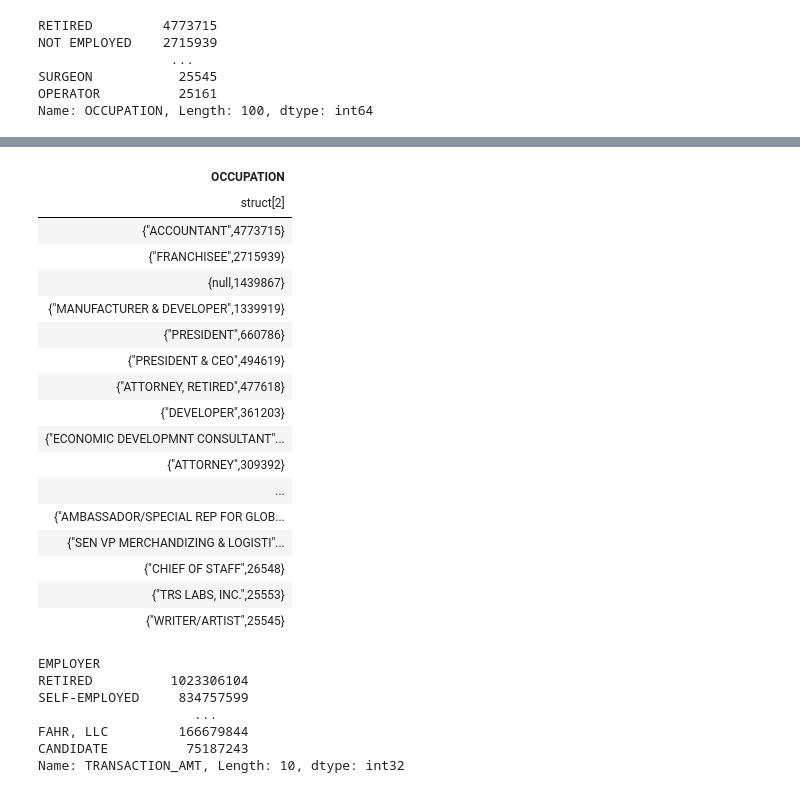
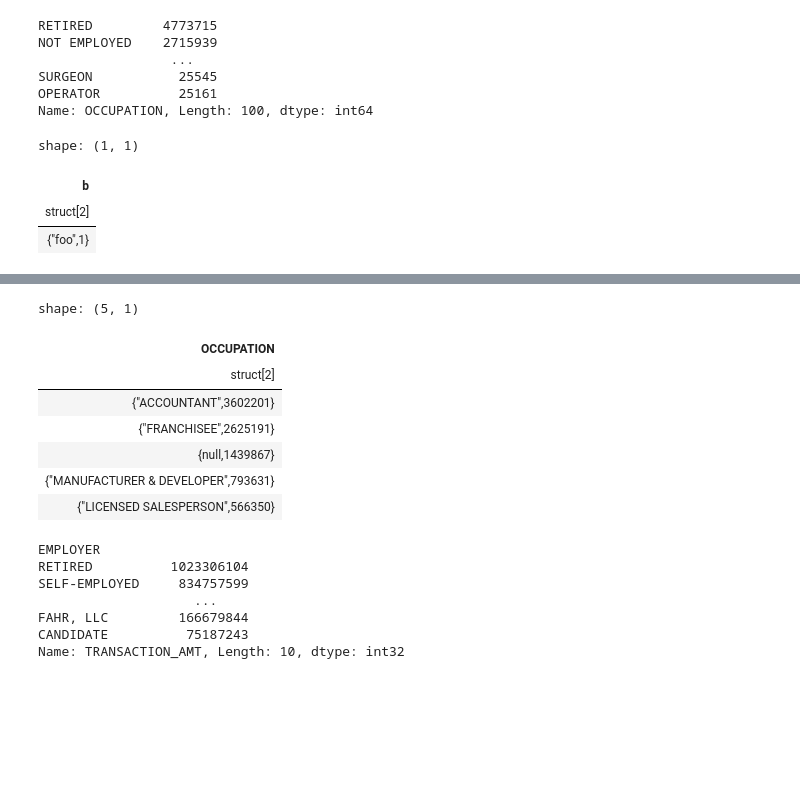
Before and after one commit to kevinheavey/modern-polars, a Jupyter notebook: performance.ipynb, the cells around one changed output, grey strips where cells are left out. Cells and saved outputs as stored; diff of their text form; code cells hidden in the pictures; blank space fills up the shorter version.

```diff
--- a/performance.ipynb
+++ b/performance.ipynb
@@ -241,27 +231,3 @@ for year in years:
-# %%
-indiv_header = pd.read_csv("data/fec/indiv_header_file.csv").columns
-dtypes = {
-    "CMTE_ID": pl.Utf8,
-    "EMPLOYER": pl.Categorical,
-    "OCCUPATION": pl.Categorical,
-    "TRANSACTION_DT": pl.Utf8,
-    "TRANSACTION_AMT": pl.Int32,
-}
-for year in years:
-    with zipfile.ZipFile(fec_dir / f"indiv{year}.zip") as z:
-        pl.read_csv(
-            z.read("itcont.txt"),
-            has_header=False,
-            columns=[0, 11, 12, 13, 14],
-            new_columns=list(dtypes.keys()),
-            sep="|",
-            dtypes=dtypes,
-            encoding="cp1252",
-        ).with_column(
-            pl.col("TRANSACTION_DT").str.strptime(pl.Date, fmt="%m%d%Y", strict=False)
-        ).write_parquet(
-            fec_dir / f"indiv{year}.pq"
-        )
 # %%
 import dask.dataframe as dd
 from dask import compute
@@ -293,9 +269,19 @@ Name: OCCUPATION, Length: 100, dtype: int64
+# %%
+df1.select(pl.col("b").value_counts())
+# %% [output]
+shape: (1, 1)
+| b |
+| struct[2] |
+| {"foo",1} |
 # %%
-pl.toggle_string_cache(True)  # otherwise we can't read categoricals from multiple files
-occ_pl = pl.scan_parquet(fec_dir / "indiv*.pq")
-(
-    occ_pl.select(pl.col("OCCUPATION").value_counts(multithreaded=True, sort=True))
-    .head(100)
-    .collect()
-)
+%%time
+with pl.StringCache():  # otherwise we can't read categoricals from multiple files
+    occ_pl = pl.scan_parquet(fec_dir / "indiv*.pq")
+    counts = (
+        occ_pl
+        .select(pl.col("OCCUPATION").value_counts(multithreaded=True, sort=True))
+        .head(100)
+        .collect()
+    )
+counts.head()
 # %% [output]
@@ -303,21 +290,11 @@ shape: (100, 1)
+shape: (5, 1)
 | OCCUPATION |
 | struct[2] |
-| {"ACCOUNTANT",4773715} |
-| {"FRANCHISEE",2715939} |
+| {"ACCOUNTANT",3602201} |
+| {"FRANCHISEE",2625191} |
 | {null,1439867} |
-| {"MANUFACTURER & DEVELOPER",1339919} |
-| {"PRESIDENT",660786} |
-| {"PRESIDENT & CEO",494619} |
-| {"ATTORNEY, RETIRED",477618} |
-| {"DEVELOPER",361203} |
-| {"ECONOMIC DEVELOPMNT CONSULTANT"... |
-| {"ATTORNEY",309392} |
-| ... |
-| {"AMBASSADOR/SPECIAL REP FOR GLOB... |
-| {"SEN VP MERCHANDIZING & LOGISTI"... |
-| {"CHIEF OF STAFF",26548} |
-| {"TRS LABS, INC.",25553} |
-| {"WRITER/ARTIST",25545} |
+| {"MANUFACTURER & DEVELOPER",793631} |
+| {"LICENSED SALESPERSON",566350} |
 # %%
 indiv_dd = (
     dd.read_parquet(fec_dir / "indiv*.pq", engine="pyarrow")
```
Also changed, not shown: parts of 7 cells of this notebook.
